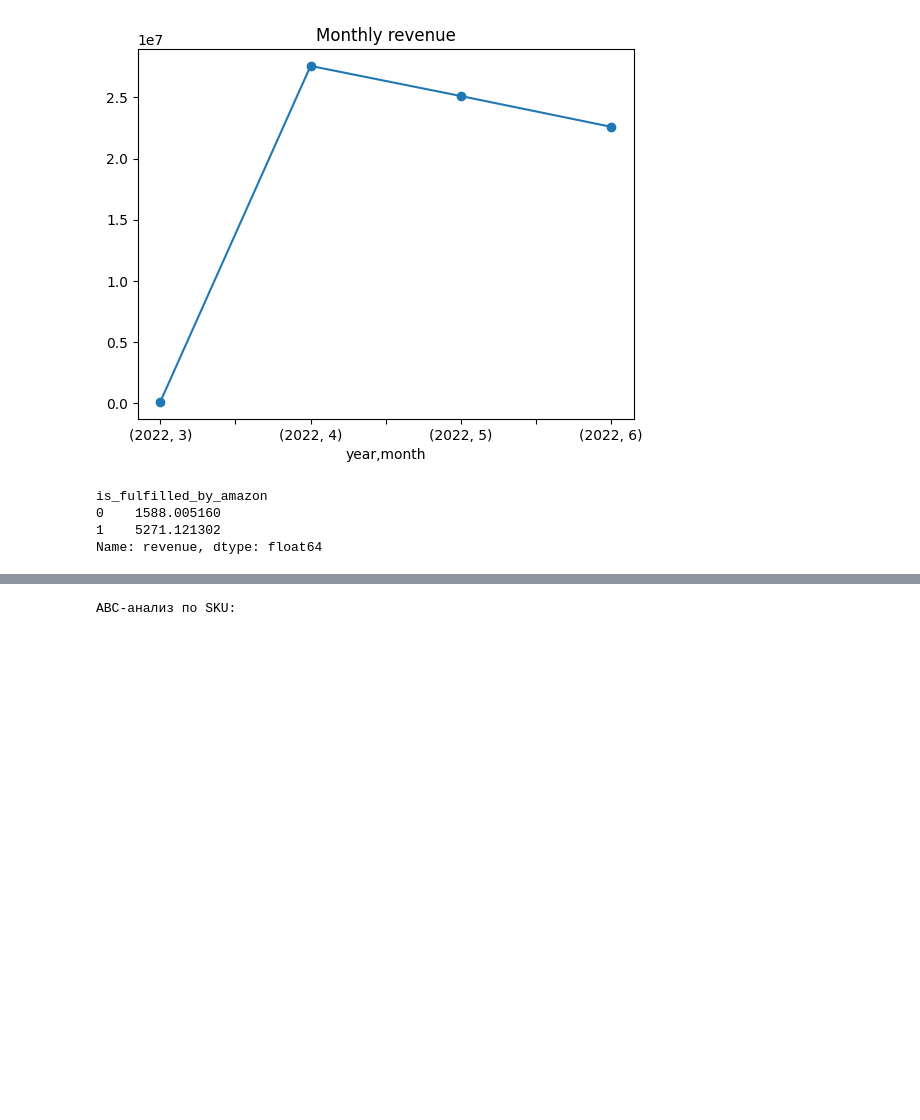
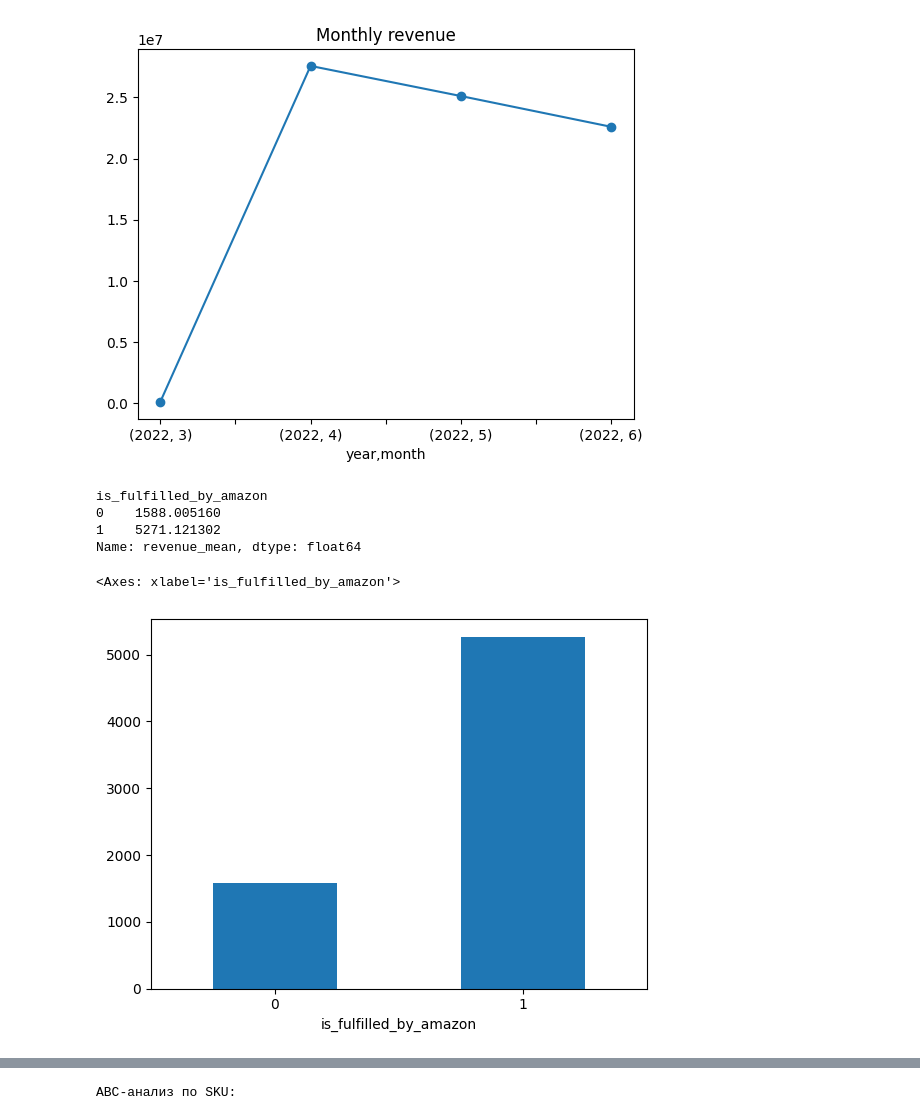
Before and after one commit to temakiselevv/ecommerce-analytics, a Jupyter notebook: notebooks/05_eda.ipynb, the cells around one changed output, grey strips where cells are left out. Cells and saved outputs as stored; diff of their text form; code cells hidden in the pictures; blank space fills up the shorter version.

```diff
--- a/notebooks/05_eda.ipynb
+++ b/notebooks/05_eda.ipynb
@@ -100,10 +100,15 @@ plt.show()
 # %% [output]
 [figure]
 # %%
-df.groupby('is_fulfilled_by_amazon')['revenue'].mean()
+df_plot = df.groupby('is_fulfilled_by_amazon')['revenue'].mean()
+df_plot = df_plot.rename('revenue_mean')
+print(df_plot)
+df_plot.plot.bar(rot=0)
 # %% [output]
 is_fulfilled_by_amazon
 0    1588.005160
 1    5271.121302
-Name: revenue, dtype: float64
+Name: revenue_mean, dtype: float64
+<Axes: xlabel='is_fulfilled_by_amazon'>
+[figure, added]
 # %%
```
Also changed, not shown: parts of 1 cell of this notebook, 2 other files.
